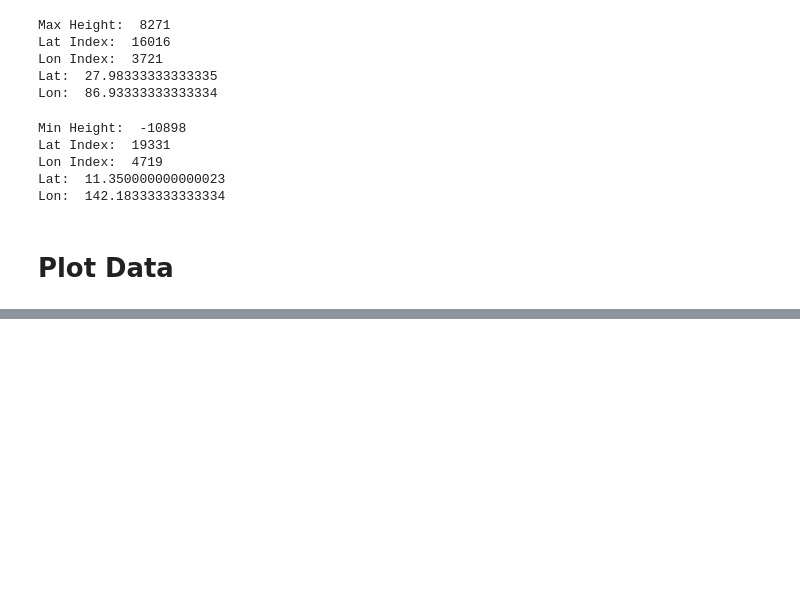
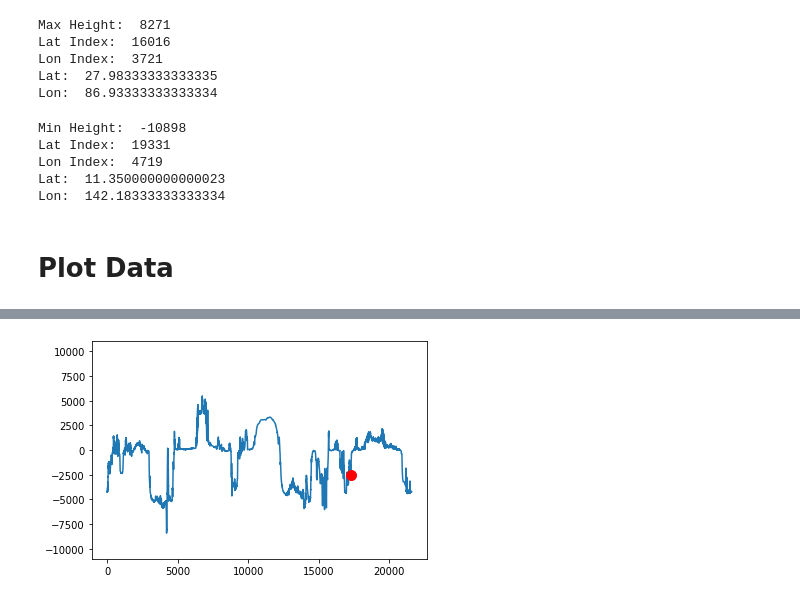
Before and after one commit to narroviz/data-around-the-world, a Jupyter notebook: elevation_exploration.ipynb, the cells around one changed output, grey strips where cells are left out. Cells and saved outputs as stored; diff of their text form; code cells hidden in the pictures; blank space fills up the shorter version.

```diff
--- a/elevation_exploration.ipynb
+++ b/elevation_exploration.ipynb
@@ -141,0 +188,7 @@ d, l, h, i = plot_elevation_path(lat, lon, raster, raster_height)
+# %%
+# Mayagüez's antipode
+lat = 18.204498
+lon = 112.873327
+d, l, h, i = get_elevation_path(lat, lon, raster, raster_height, should_plot=True)
+# %% [output]
+[figure, added]
```
Also changed, not shown: parts of 13 cells of this notebook, 3 other files.
